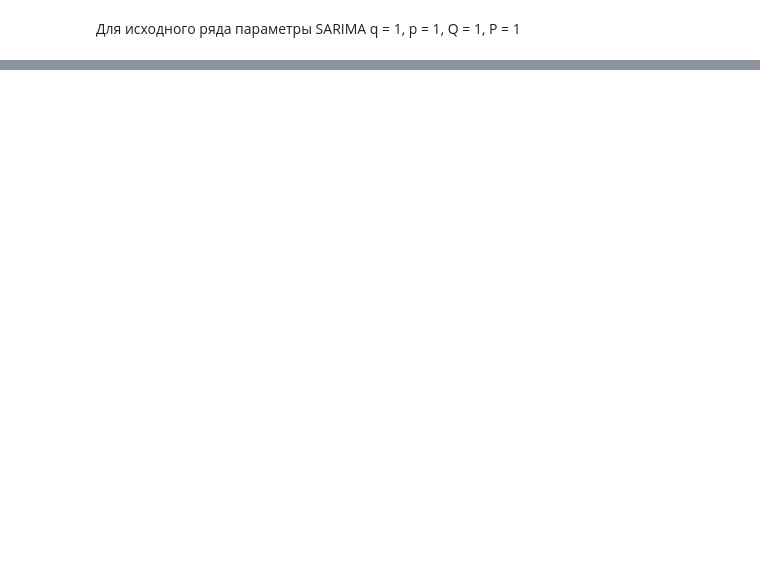
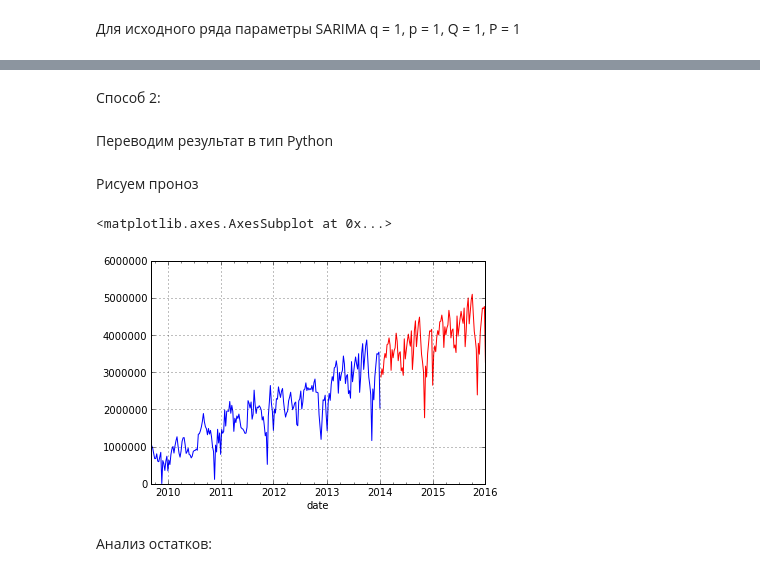
Before and after one commit to kuznetsovin/DataScience, a Jupyter notebook: predict_o.ipynb, the cells around one changed output, grey strips where cells are left out. Drawn from its saved outputs; the diff is of its cells as text; code cells hidden in the pictures; blank space fills up the shorter version.

Commit message:
Сезонная ARIMA

```diff
--- a/predict_o.ipynb
+++ b/predict_o.ipynb
@@ -150,0 +107,6 @@ model = astsa.sarima(y, 1,1,1,1,1,1,52, no_constant=True)
+# %%
+r_df = com.convert_to_r_dataframe(DataFrame(w))
+y = stats.ts(r_df)
+order = R.IntVector((4,1,13))
+season = R.ListVector({'order': R.IntVector((0,1,0)), 'period' : 52})
+model = stats.arima(y, order = order, seasonal=season)
@@ -150,0 +139,21 @@ model = astsa.sarima(y, 1,1,1,1,1,1,52, no_constant=True)
+# %% [markdown]
+Способ 2:
+# %%
+forecast = importr('forecast')
+f = forecast.forecast(model)
+# %% [markdown]
+Переводим результат в тип Python
+# %%
+pred = [i[1] for i in f[3].iteritems()]
+dt = date_range(w.index[-1], periods=len(pred)+1,freq='W')[1:]
+pr = Series(pred, index = dt)
+# %% [markdown]
+Рисуем проноз
+# %%
+w.plot()
+pr.plot(color = 'red')
+# %% [output]
+<matplotlib.axes.AxesSubplot at 0x...>
+[figure, added]
+# %% [markdown]
+Анализ остатков:
```
Also changed, not shown: parts of 22 cells of this notebook, 2 other files.
